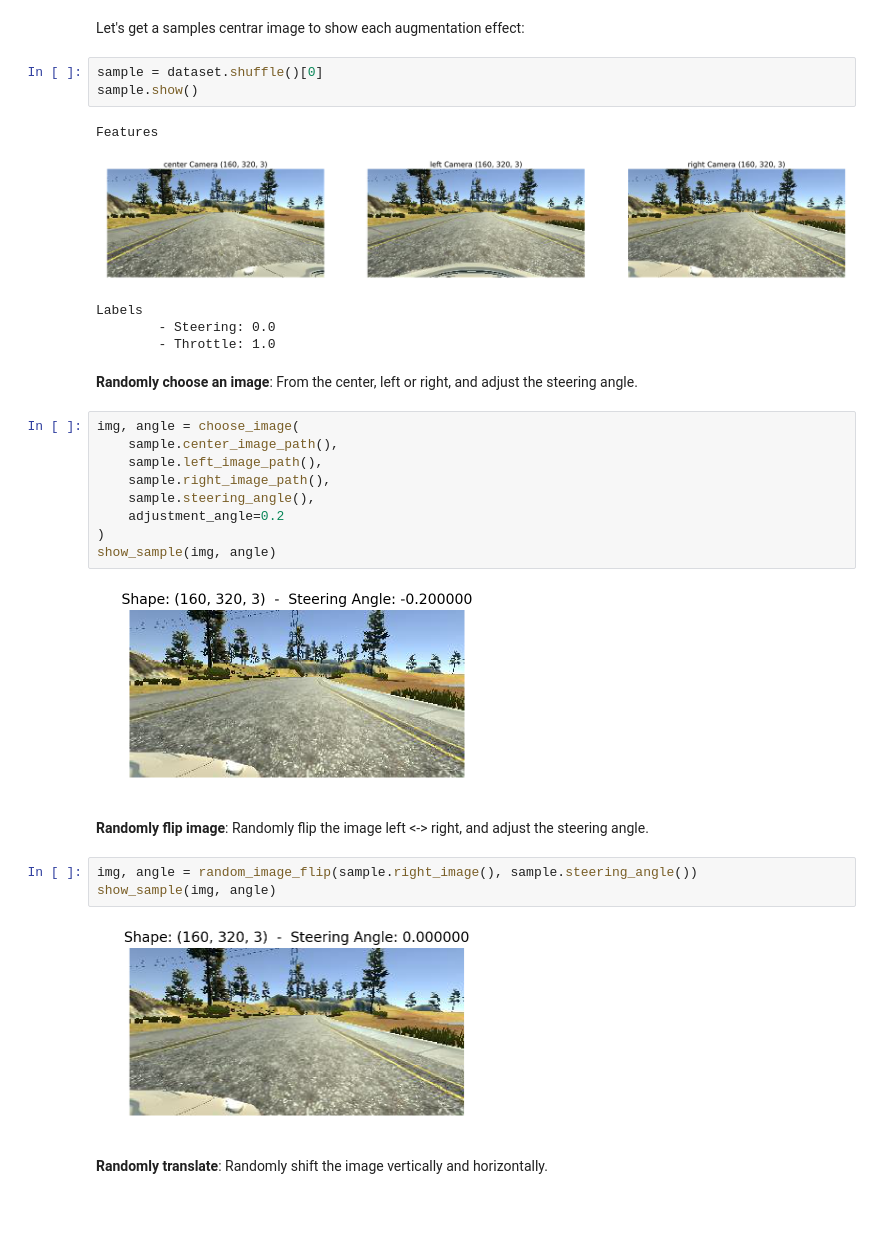
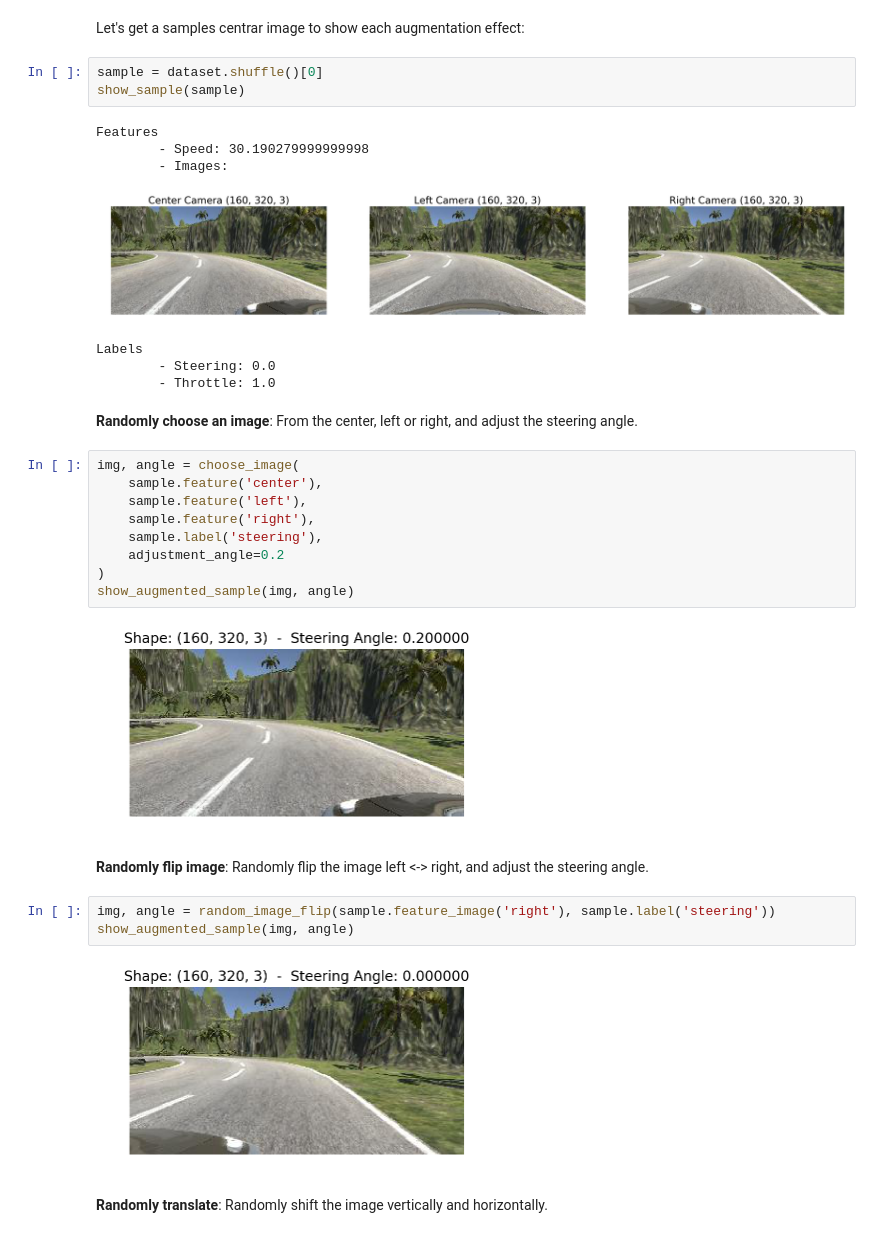
Before and after one commit to adrianmarino/self-driving-car-model, a Jupyter notebook: model-analysis.ipynb, the cells around one changed output. Saved outputs shown, nothing was run; the diff lists cells and outputs as text; blank space fills up the shorter version.

```diff
--- a/model-analysis.ipynb
+++ b/model-analysis.ipynb
@@ -156,10 +160,12 @@ But what does augmentation and preprocess means?
 Let's get a samples centrar image to show each augmentation effect:
 # %%
 sample = dataset.shuffle()[0]
-sample.show()
+show_sample(sample)
 # %% [output]
 Features
+        - Speed: 30.190279999999998
+        - Images:
-[figure, old version]
+[figure, new version]
 Labels
         - Steering: 0.0
         - Throttle: 1.0
@@ -168,22 +174,22 @@ Labels
     the steering angle.
 # %%
 img, angle = choose_image(
-    sample.center_image_path(),
-    sample.left_image_path(),
-    sample.right_image_path(),
-    sample.steering_angle(),
+    sample.feature('center'),
+    sample.feature('left'),
+    sample.feature('right'),
+    sample.label('steering'),
     adjustment_angle=0.2
 )
-show_sample(img, angle)
+show_augmented_sample(img, angle)
 # %% [output]
-[figure, old version]
+[figure, new version]
 # %% [markdown]
 **Randomly flip image**: Randomly flip the image left <-> right, and adjust the steering angle.
 # %%
-img, angle = random_image_flip(sample.right_image(), sample.steering_angle())
-show_sample(img, angle)
+img, angle = random_image_flip(sample.feature_image('right'), sample.label('steering'))
+show_augmented_sample(img, angle)
 # %% [output]
-[figure, old version]
+[figure, new version]
 # %% [markdown]
 **Randomly translate**: Randomly shift the image vertically and horizontally.
 # %%
```
Also changed, not shown: parts of 35 cells of this notebook, 12 other files.
